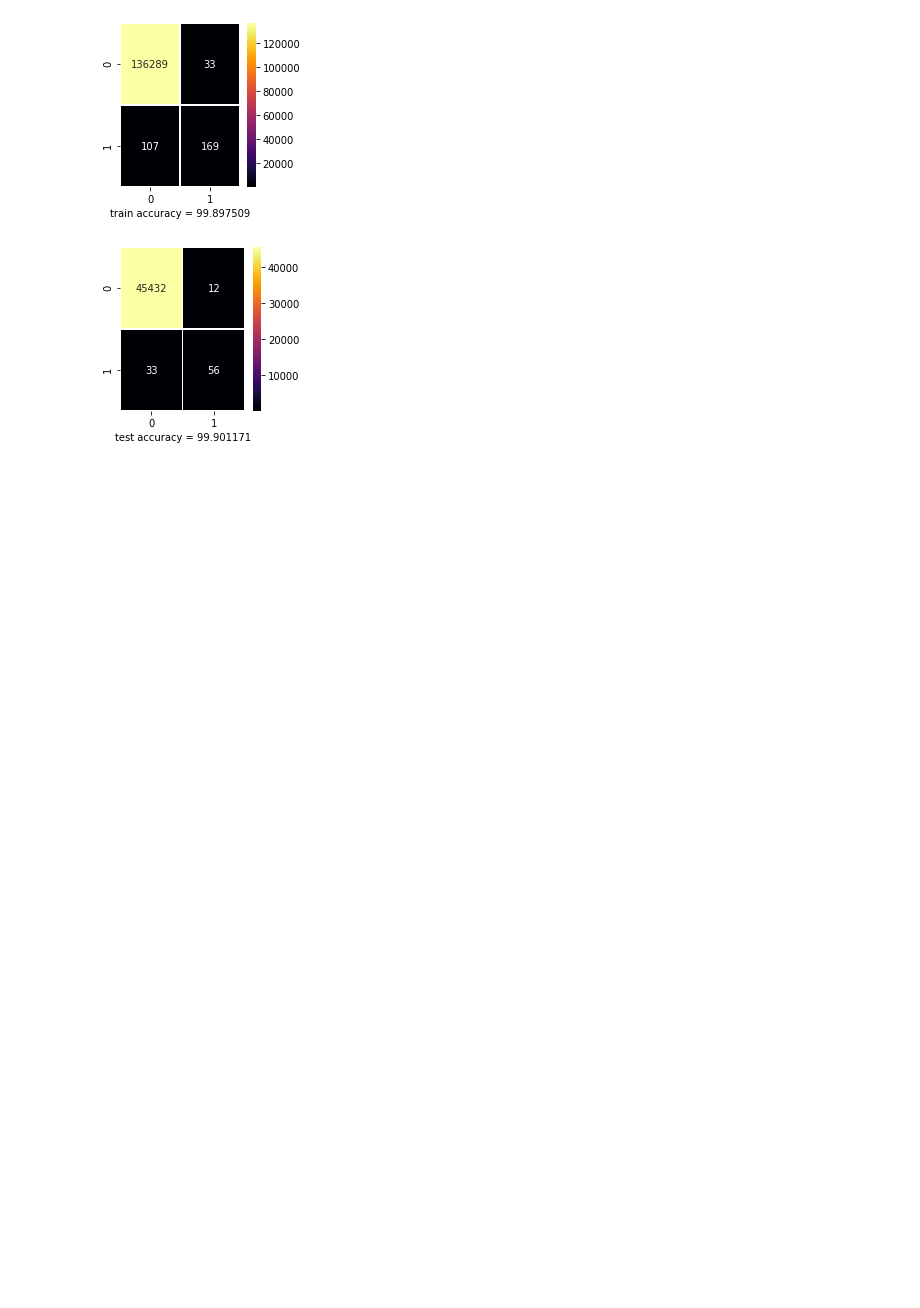
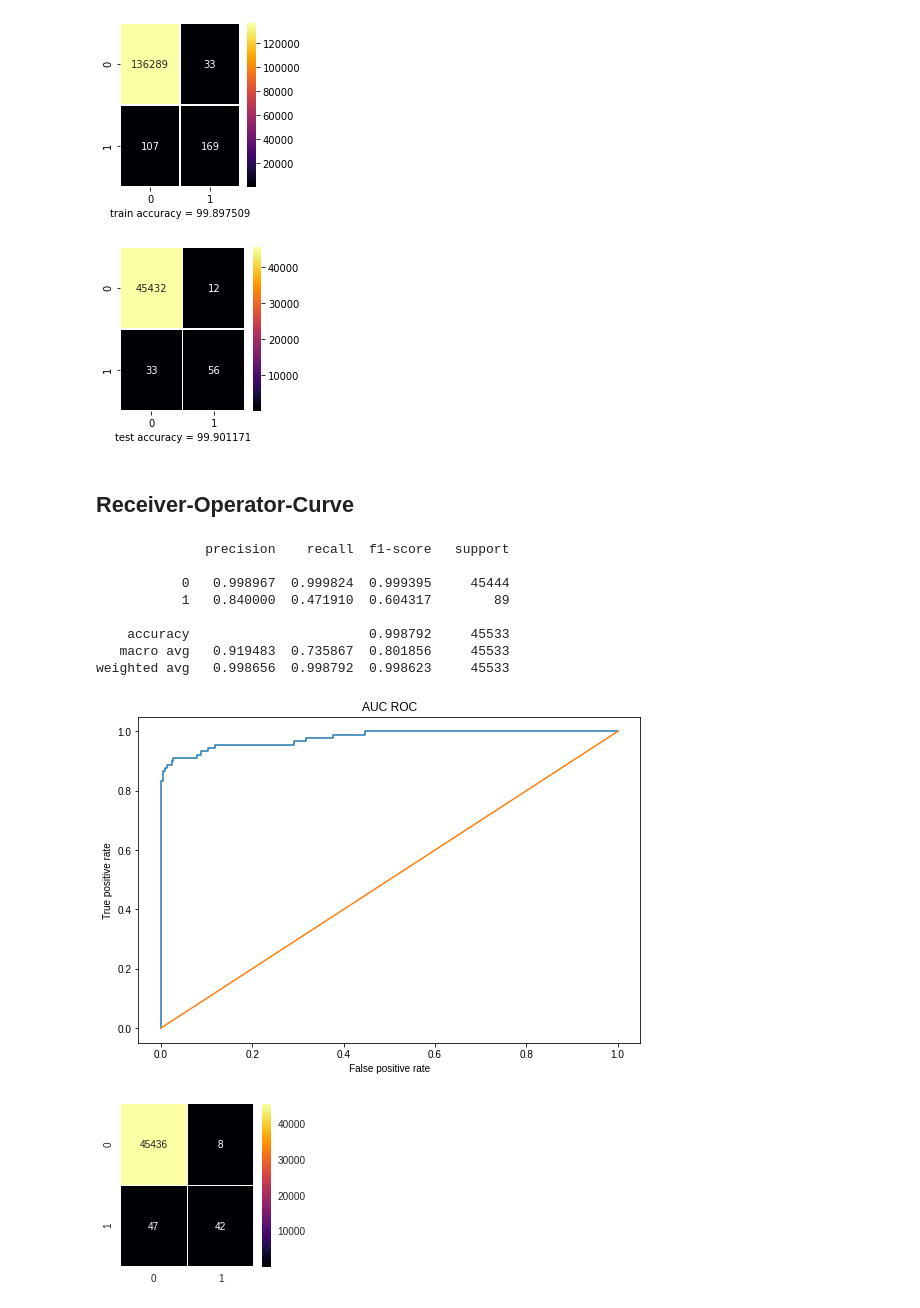
Before and after one commit to MohsenJadidi/ISLR, a Jupyter notebook: Assignment3/Fraud_detection_algorithm_using_logistic_regression.ipynb, the cells around one changed output. Saved outputs shown, nothing was run; the diff lists cells and outputs as text; code cells hidden in the pictures; blank space fills up the shorter version.

```diff
--- a/Assignment3/Fraud_detection_algorithm_using_logistic_regression.ipynb
+++ b/Assignment3/Fraud_detection_algorithm_using_logistic_regression.ipynb
@@ -118,3 +118,32 @@ Test accuracy: 99.9012 %
 Test AUC: 97.8463 %
 [figure]
 [figure]
+# %% [markdown]
+## Receiver-Operator-Curve
+# %%
+fpr, tpr, thresholds = roc_curve(y_test, y_test_hat_probs, drop_intermediate=True)
+
+f, ax = plt.subplots(figsize=(9, 6))
+_ = plt.plot(fpr, tpr, [0,1], [0, 1])
+_ = plt.title('AUC ROC')
+_ = plt.xlabel('False positive rate')
+_ = plt.ylabel('True positive rate')
+plt.style.use('seaborn')
+
+# Assume that set the threshold to 90%
+y_hat_90 = (y_test_hat_probs > 0.90 )*1
+confusionMatrix = confusion_matrix(y_test, y_hat_90)
+plt.figure(figsize=[3,3])
+sn.heatmap(confusionMatrix, cmap='inferno', annot=True, fmt='d', linewidths=.25)
+print(classification_report(y_test, y_hat_90, digits=6))
+# %% [output]
+              precision    recall  f1-score   support
+
+           0   0.998967  0.999824  0.999395     45444
+           1   0.840000  0.471910  0.604317        89
+
+    accuracy                       0.998792     45533
+   macro avg   0.919483  0.735867  0.801856     45533
+weighted avg   0.998656  0.998792  0.998623     45533
+[figure, added]
+[figure, added]
```
